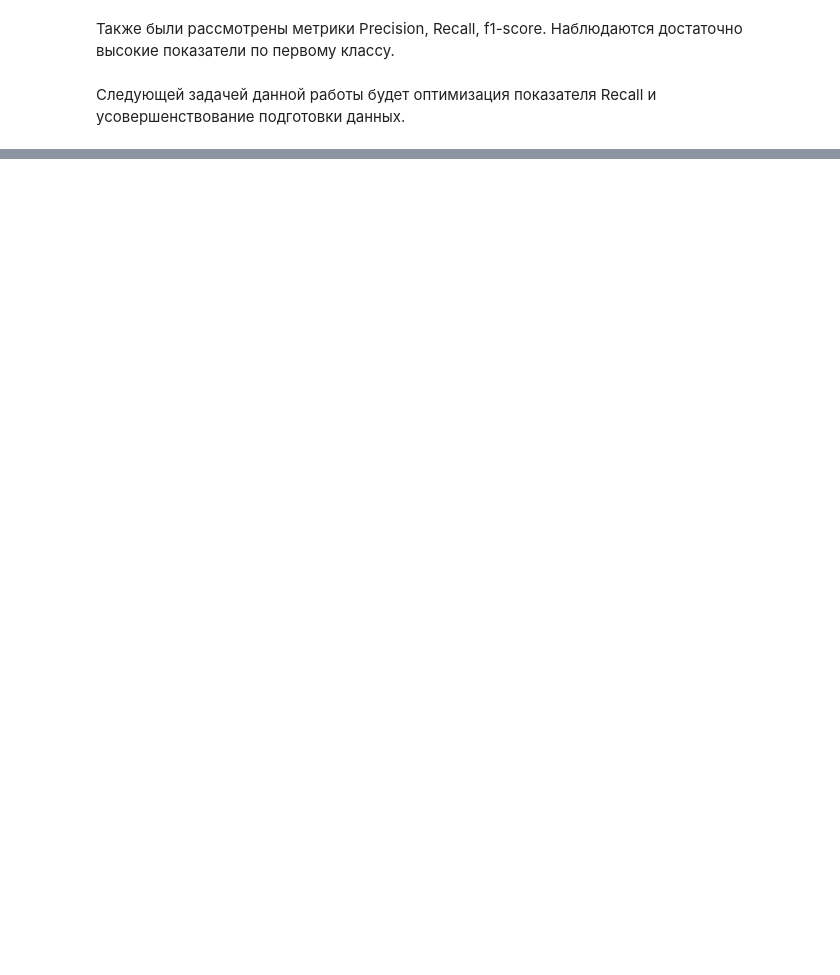
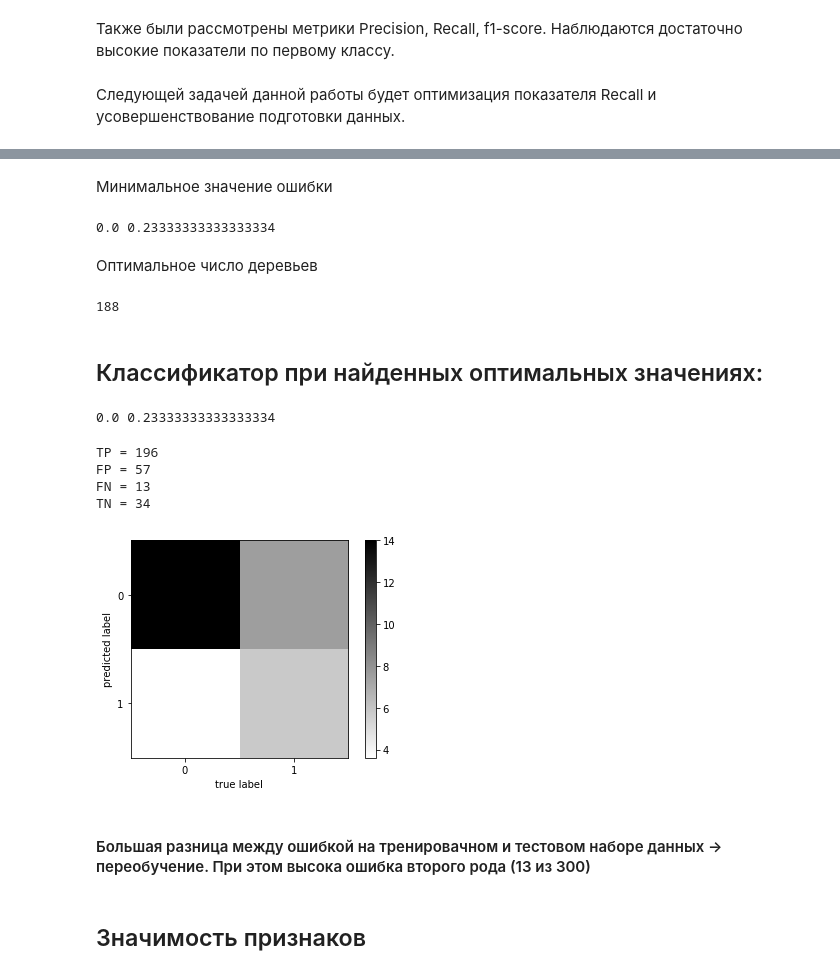
Before and after one commit to SokolovaNastya/MachineLearning, a Jupyter notebook: lab1/Lab1_GermanCreditData.ipynb, the cells around one changed output, grey strips where cells are left out. Drawn from its saved outputs; the diff is of its cells as text; code cells hidden in the pictures; blank space fills up the shorter version.

```diff
--- a/lab1/Lab1_GermanCreditData.ipynb
+++ b/lab1/Lab1_GermanCreditData.ipynb
@@ -1098,0 +1012,14 @@ weighted avg       0.80      0.80      0.79       300
+# %%
+estimators_arr = np.logspace(0, 3, 30)
+err_test = []
+err_train = []
+oob_scores = []
+for estimate in estimators_arr:
+    rf = ensemble.RandomForestClassifier(n_estimators = int(estimate),oob_score=True,random_state=42)
+    rf.fit(X_train, y_train)
+
+    y_train_predict = rf.predict(X_train)
+    y_test_predict = rf.predict(X_test)
+    err_train.append(np.mean(y_train.values.ravel() != y_train_predict))
+    err_test.append(np.mean(y_test.values.ravel() != y_test_predict))
+    oob_scores.append(1 - rf.oob_score_)
@@ -1098,0 +1038,52 @@ weighted avg       0.80      0.80      0.79       300
+# %% [markdown]
+Минимальное значение ошибки
+# %%
+min_train_err = np.min(err_train)
+min_test_err = np.min(err_test)
+print(min_train_err, min_test_err)
+# %% [output]
+0.0 0.23333333333333334
+# %% [markdown]
+Оптимальное число деревьев
+# %%
+index = err_test.index(min_test_err)
+estimators_opt = int(estimators_arr[index])
+print(estimators_opt)
+# %% [output]
+188
+# %% [markdown]
+## Классификатор при найденных оптимальных значениях:
+# %%
+rf = ensemble.RandomForestClassifier(n_estimators = estimators_opt, random_state=42)
+rf.fit(X_train, y_train)
+
+y_test_predict = rf.predict(X_test)
+
+err_train = np.mean(y_train != rf.predict(X_train))
+err_test  = np.mean(y_test  != rf.predict(X_test))
+
+print(err_train, err_test)
+# %% [output]
+0.0 0.23333333333333334
+# %%
+print_confusion_matrix(confusion_matrix(y_test, y_test_predict))
+M = confusion_matrix(y_test_predict, y_test)
+M = np.sqrt(M)
+plt.imshow(M, interpolation = 'nearest')
+plt.set_cmap('binary')
+plt.xticks(range(2))
+plt.yticks(range(2))
+plt.xlabel("true label")
+plt.ylabel("predicted label")
+plt.colorbar()
+pass
+# %% [output]
+TP = 196
+FP = 57
+FN = 13
+TN = 34
+[figure, added]
+# %% [markdown]
+#### Большая разница между ошибкой на тренировачном и тестовом наборе данных -> переобучение. При этом высока ошибка второго рода (13 из 300)
+# %% [markdown]
+## Значимость признаков
```
Also changed, not shown: parts of 83 cells of this notebook.
